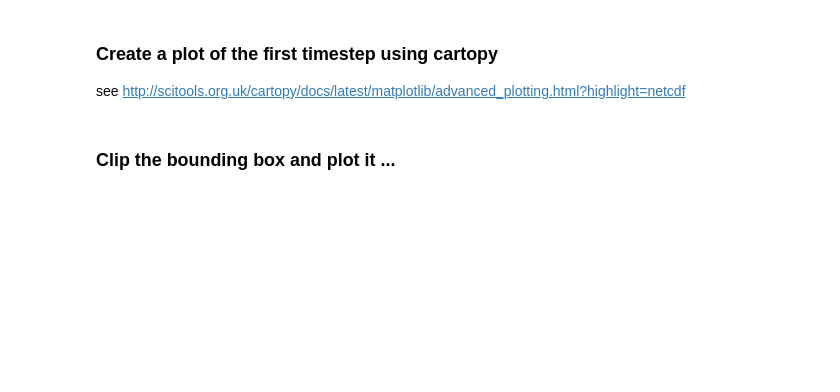
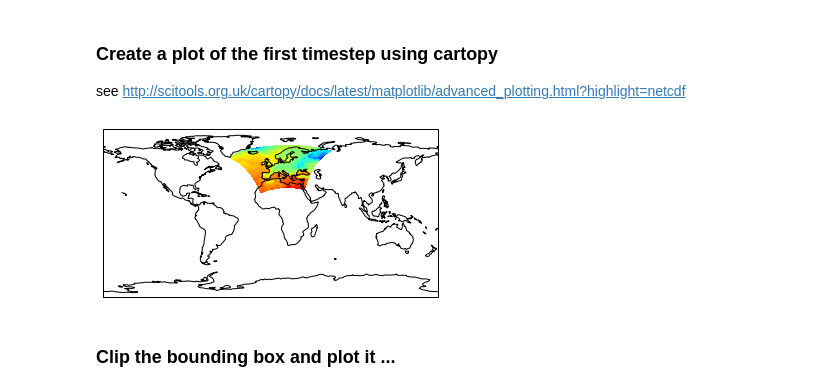
Before and after one commit to cehbrecht/demo-notebooks, a Jupyter notebook: esgf-opendap.ipynb, the cells around one changed output. Saved outputs shown, nothing was run; the diff lists cells and outputs as text; code cells hidden in the pictures; blank space fills up the shorter version.

```diff
--- a/esgf-opendap.ipynb
+++ b/esgf-opendap.ipynb
@@ -151,20 +153,22 @@ see http://scitools.org.uk/cartopy/docs/latest/matplotlib/advanced_plotting.html
 # %%
 import matplotlib.pyplot as plt
 from cartopy import config
 import cartopy.crs as ccrs
 
 timestep = 0
 
 tasmax = ds.variables['tasmax'][timestep, :, :]
 lats = ds.variables['lat'][:]
 lons = ds.variables['lon'][:]
 
 ax = plt.axes(projection=ccrs.PlateCarree())
 ax.coastlines()
 ax.set_global()
 
-plt.contourf(lons, lats, tasmax, 60, transform=ccrs.PlateCarree())
-plt.show()
+fig = plt.contourf(lons, lats, tasmax, 60, transform=ccrs.PlateCarree())
+#plt.show()
+# %% [output]
+[figure, added]
 # %% [markdown]
 ### Clip the bounding box and plot it ...
 # %%
```
Also changed, not shown: parts of 3 cells of this notebook.
